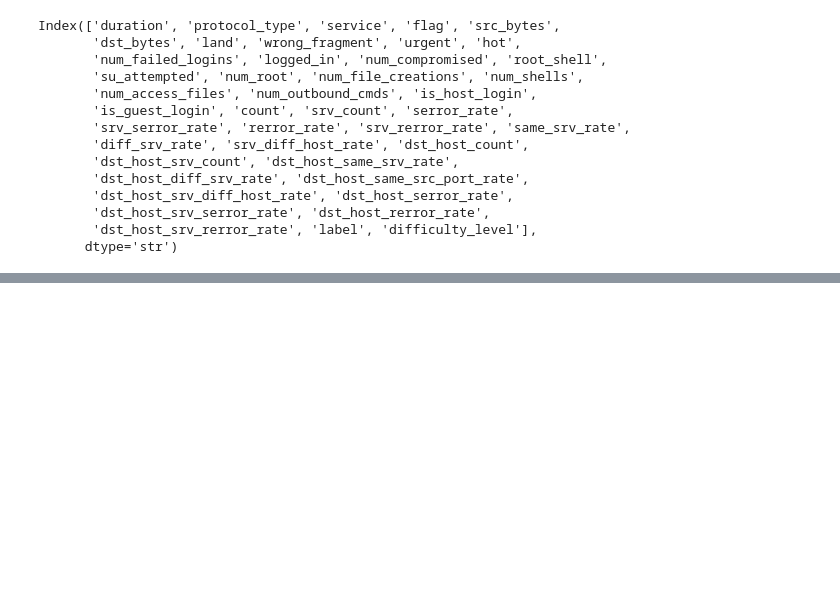
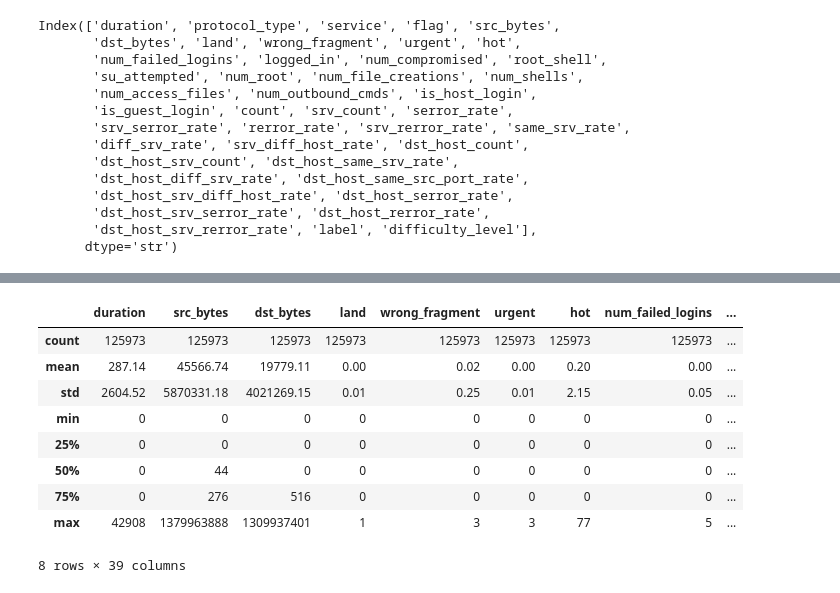
Before and after one commit to NaimPro-tech/Network-Intrusion-Detection-System, a Jupyter notebook: notebooks/intrusion.ipynb, the cells around one changed output, grey strips where cells are left out. Drawn from its saved outputs; the diff is of its cells as text; code cells hidden in the pictures; blank space fills up the shorter version.

```diff
--- a/notebooks/intrusion.ipynb
+++ b/notebooks/intrusion.ipynb
@@ -246,0 +247,13 @@ rate_features = [feature for feature in features if "rate" in feature]
+# %%
+train_df.describe()
+# %% [output]
+|  | duration | src_bytes | dst_bytes | land | wrong_fragment | urgent | hot | num_failed_logins | ... |
+| count | 125973 | 125973 | 125973 | 125973 | 125973 | 125973 | 125973 | 125973 | ... |
+| mean | 287.14 | 45566.74 | 19779.11 | 0.00 | 0.02 | 0.00 | 0.20 | 0.00 | ... |
+| std | 2604.52 | 5870331.18 | 4021269.15 | 0.01 | 0.25 | 0.01 | 2.15 | 0.05 | ... |
+| min | 0 | 0 | 0 | 0 | 0 | 0 | 0 | 0 | ... |
+| 25% | 0 | 0 | 0 | 0 | 0 | 0 | 0 | 0 | ... |
+| 50% | 0 | 44 | 0 | 0 | 0 | 0 | 0 | 0 | ... |
+| 75% | 0 | 276 | 516 | 0 | 0 | 0 | 0 | 0 | ... |
+| max | 42908 | 1379963888 | 1309937401 | 1 | 3 | 3 | 77 | 5 | ... |
+8 rows × 39 columns
```
Also changed, not shown: parts of 4 cells of this notebook, 1 other file.
